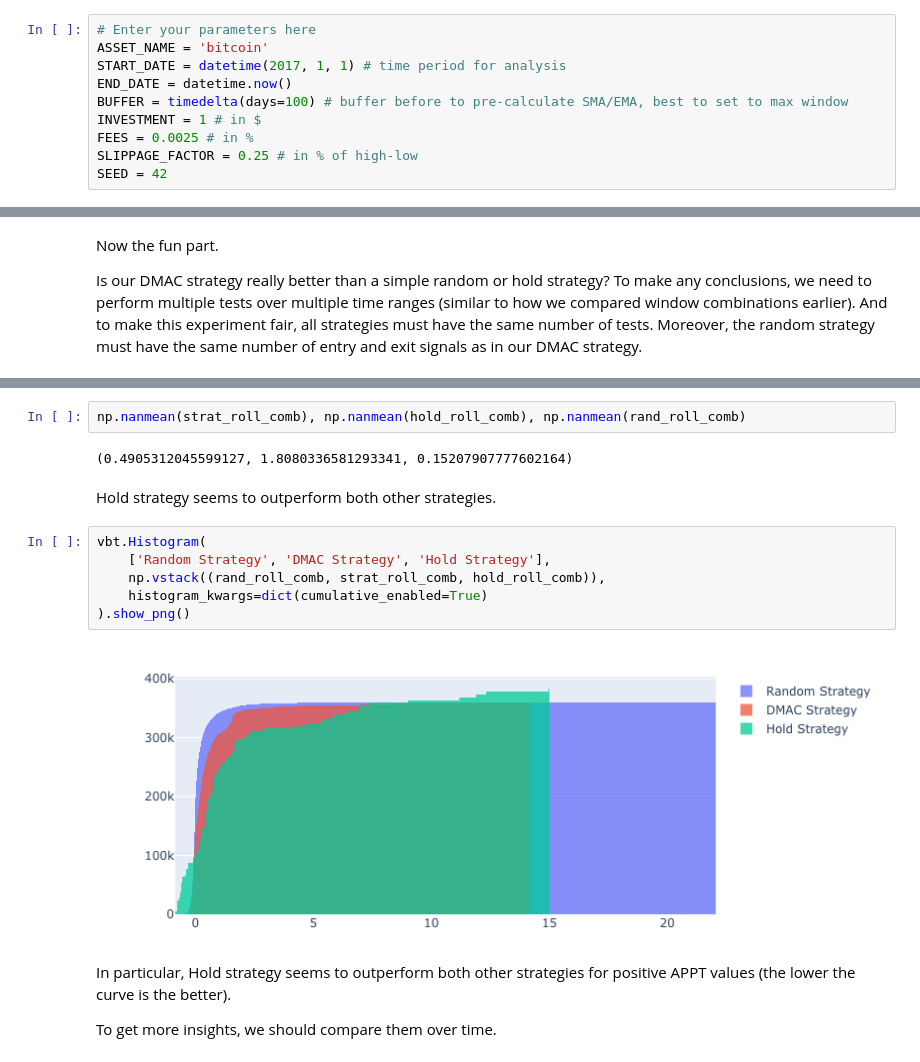
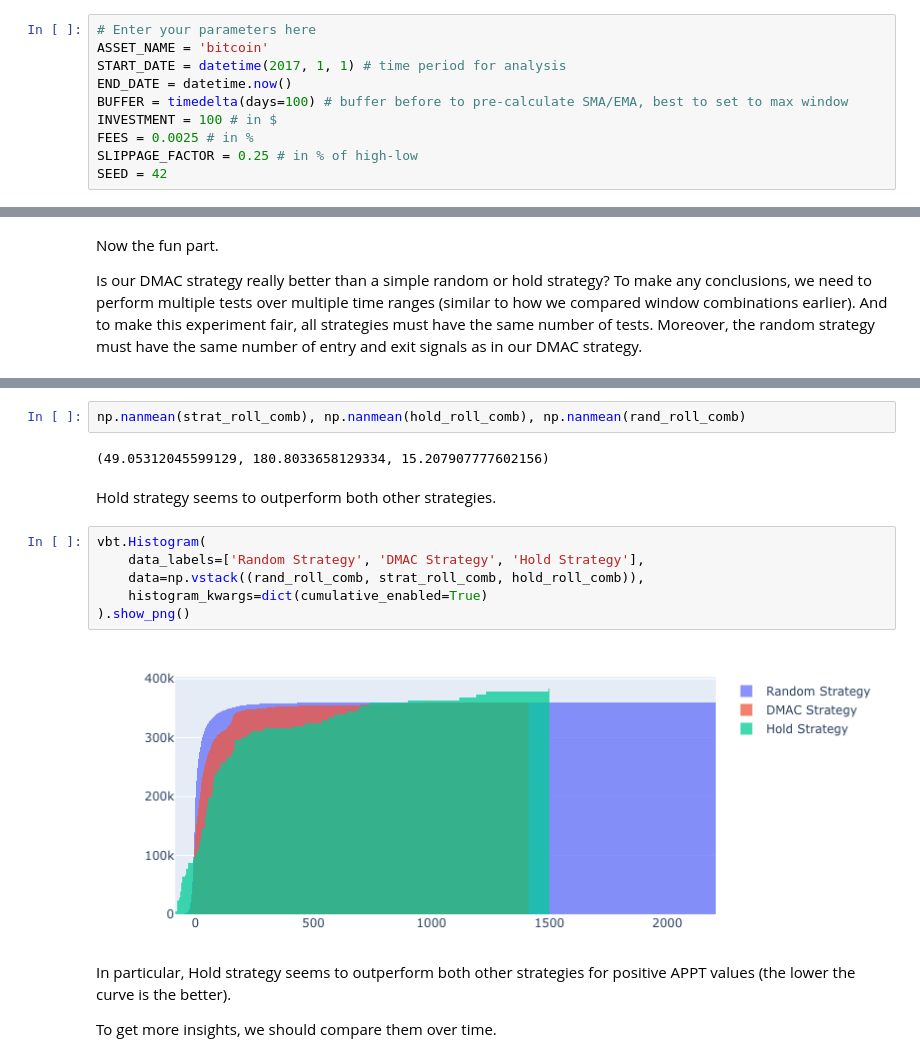
Before and after one commit to polakowo/vectorbt, a Jupyter notebook: examples/Bitcoin_DMAC.ipynb, the cells around one changed output, grey strips where cells are left out. Saved outputs shown, nothing was run; the diff lists cells and outputs as text.

```diff
--- a/examples/Bitcoin_DMAC.ipynb
+++ b/examples/Bitcoin_DMAC.ipynb
@@ -18,7 +20,7 @@ ASSET_NAME = 'bitcoin'
 START_DATE = datetime(2017, 1, 1) # time period for analysis
 END_DATE = datetime.now()
 BUFFER = timedelta(days=100) # buffer before to pre-calculate SMA/EMA, best to set to max window
-INVESTMENT = 1 # in $
+INVESTMENT = 100 # in $
 FEES = 0.0025 # in %
 SLIPPAGE_FACTOR = 0.25 # in % of high-low
 SEED = 42
@@ -713,17 +729,17 @@ Wall time: 1min 13s
 # %%
 np.nanmean(strat_roll_comb), np.nanmean(hold_roll_comb), np.nanmean(rand_roll_comb)
 # %% [output]
-(0.4905312045599127, 1.8080336581293341, 0.15207907777602164)
+(49.05312045599129, 180.8033658129334, 15.207907777602156)
 # %% [markdown]
 Hold strategy seems to outperform both other strategies.
 # %%
 vbt.Histogram(
-    ['Random Strategy', 'DMAC Strategy', 'Hold Strategy'],
-    np.vstack((rand_roll_comb, strat_roll_comb, hold_roll_comb)),
+    data_labels=['Random Strategy', 'DMAC Strategy', 'Hold Strategy'],
+    data=np.vstack((rand_roll_comb, strat_roll_comb, hold_roll_comb)),
     histogram_kwargs=dict(cumulative_enabled=True)
 ).show_png()
 # %% [output]
-[figure, old version]
+[figure, new version]
 # %% [markdown]
 In particular, Hold strategy seems to outperform both other strategies for positive APPT values (the lower the curve is the better).
 
```
Also changed, not shown: parts of 21 cells of this notebook, 9 other files.
